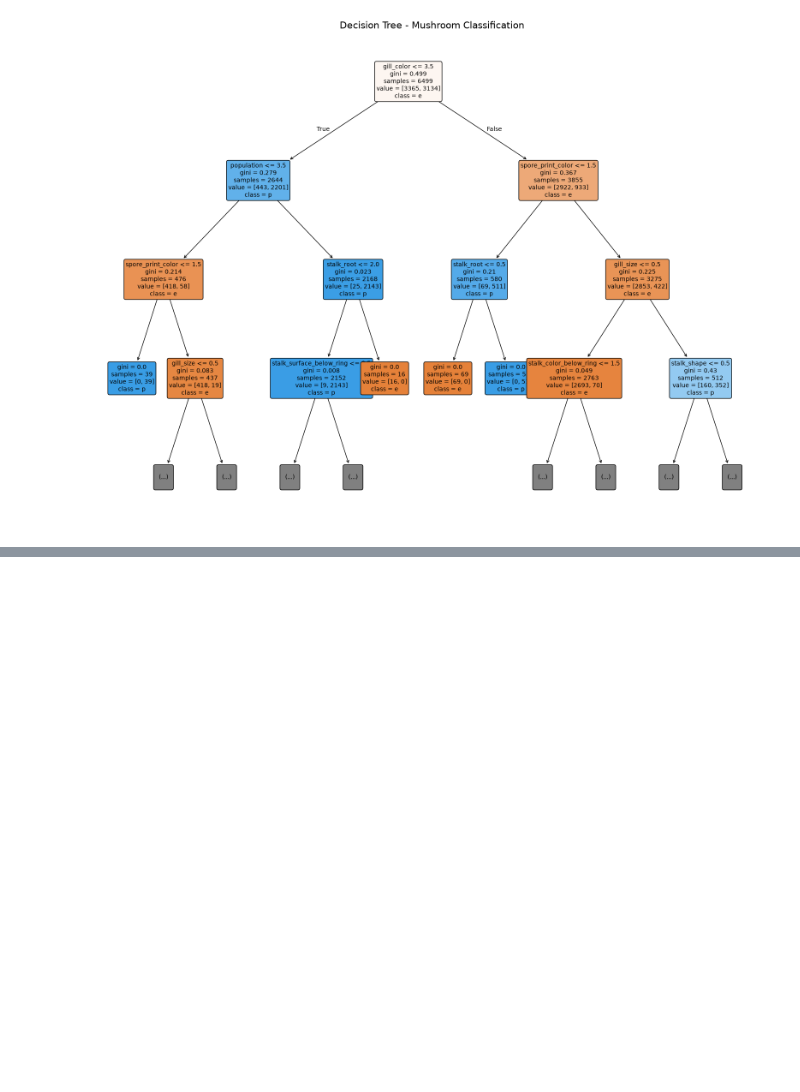
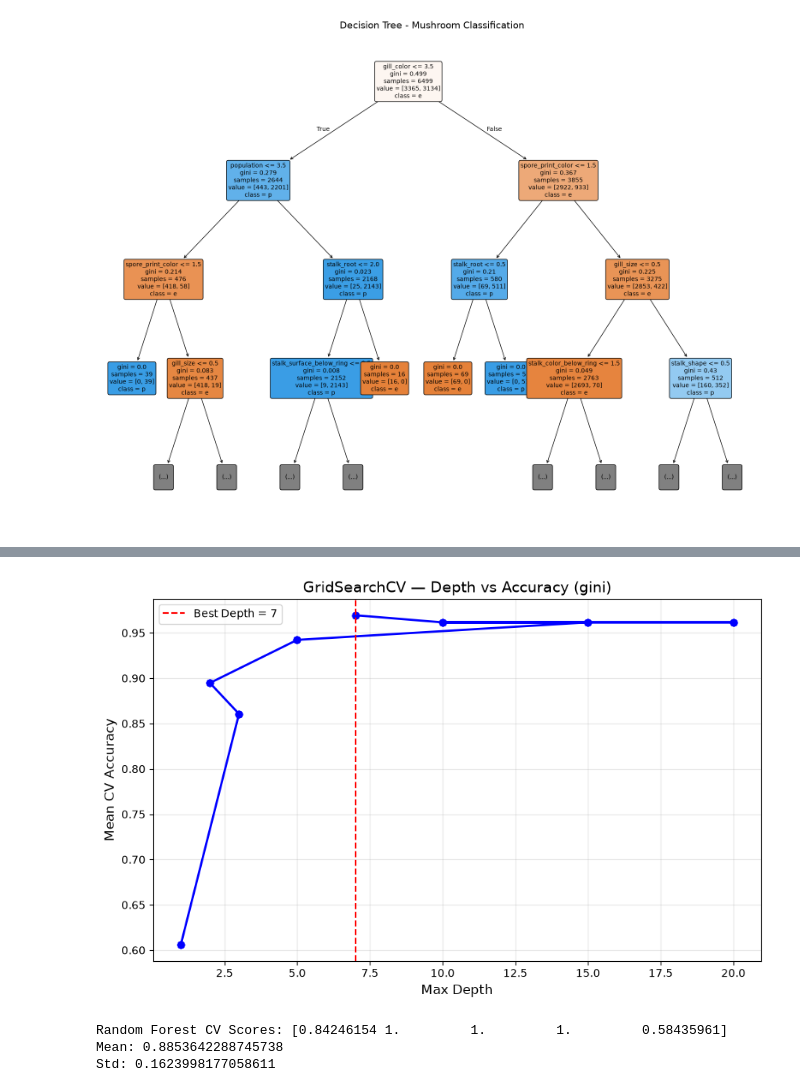
Before and after one commit to muhammadali28308-glitch/mushrooms-decision-tree, a Jupyter notebook: mashrooms.ipynb, the cells around one changed output, grey strips where cells are left out. Saved outputs shown, nothing was run; the diff lists cells and outputs as text; code cells hidden in the pictures; blank space fills up the shorter version.

```diff
--- a/mashrooms.ipynb
+++ b/mashrooms.ipynb
@@ -155,0 +275,15 @@ NameError: name 'git' is not defined
+# %%
+from sklearn.preprocessing import LabelEncoder
+
+# Poora data encode karo
+x_encoded = x.copy()
+for col in x_encoded.columns:
+    le = LabelEncoder()
+    x_encoded[col] = le.fit_transform(x_encoded[col])
+
+le_y = LabelEncoder()
+y_encoded = le_y.fit_transform(y)
+
+print("✅ Encoding done!")
+print("x_encoded shape:", x_encoded.shape)
+print("y_encoded shape:", y_encoded.shape)
@@ -155,0 +533,10 @@ NameError: name 'git' is not defined
+# %%
+import pandas as pd
+
+# Saare results dekho
+results = pd.DataFrame(grid.cv_results_)
+results = results[['param_max_depth', 'param_criterion', 'param_min_samples_split', 'mean_test_score', 'std_test_score']]
+results = results.sort_values('mean_test_score', ascending=False)
+
+print("Top 10 Best Combinations:")
+print(results.head(10).to_string(index=False))
@@ -155,0 +556,33 @@ NameError: name 'git' is not defined
+# %%
+import matplotlib.pyplot as plt
+
+# Depth vs Accuracy (best criterion ke saath)
+results_gini = results[results['param_criterion'] == 'gini']
+
+plt.figure(figsize=(10, 6))
+plt.plot(results_gini['param_max_depth'], results_gini['mean_test_score'],
+         marker='o', linewidth=2, color='blue')
+plt.xlabel("Max Depth", fontsize=12)
+plt.ylabel("Mean CV Accuracy", fontsize=12)
+plt.title("GridSearchCV — Depth vs Accuracy (gini)", fontsize=14)
+plt.grid(True, alpha=0.3)
+plt.axvline(x=7, color='red', linestyle='--', label='Best Depth = 7')
+plt.legend()
+plt.show()
+# %% [output]
+[figure, added]
+# %%
+from sklearn.ensemble import RandomForestClassifier
+from sklearn.model_selection import cross_val_score
+
+# Random Forest (100 trees)
+rf = RandomForestClassifier(n_estimators=100, random_state=42)
+scores = cross_val_score(rf, x_encoded, y_encoded, cv=5)
+
+print("Random Forest CV Scores:", scores)
+print("Mean:", scores.mean())
+print("Std:", scores.std())
+# %% [output]
+Random Forest CV Scores: [0.84246154 1.         1.         1.         0.58435961]
+Mean: 0.8853642288745738
+Std: 0.1623998177058611
```
Also changed, not shown: parts of 38 cells of this notebook.
